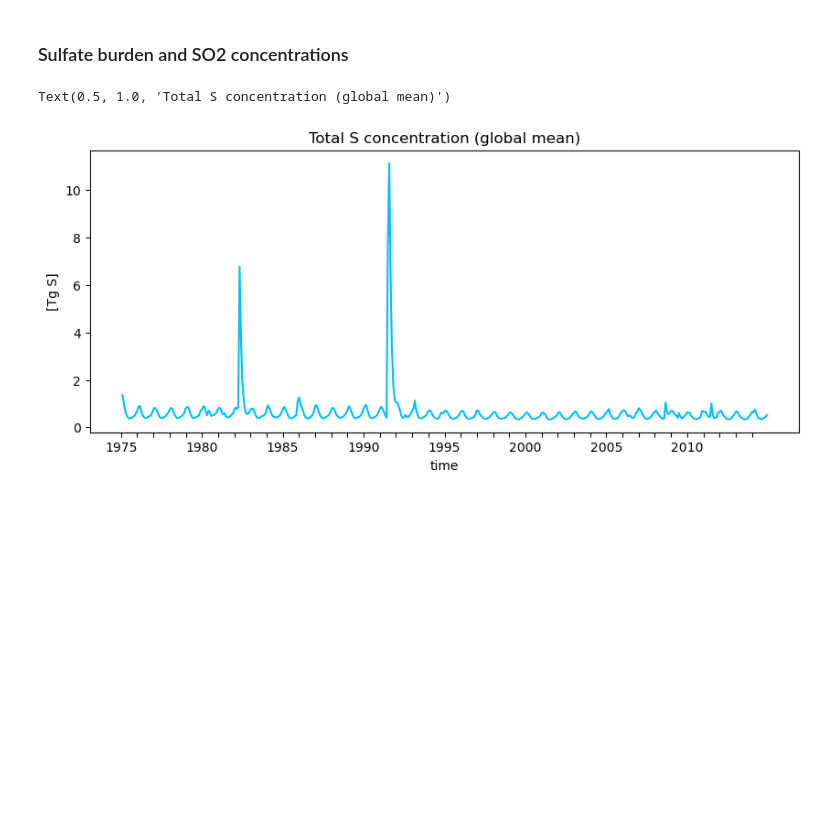
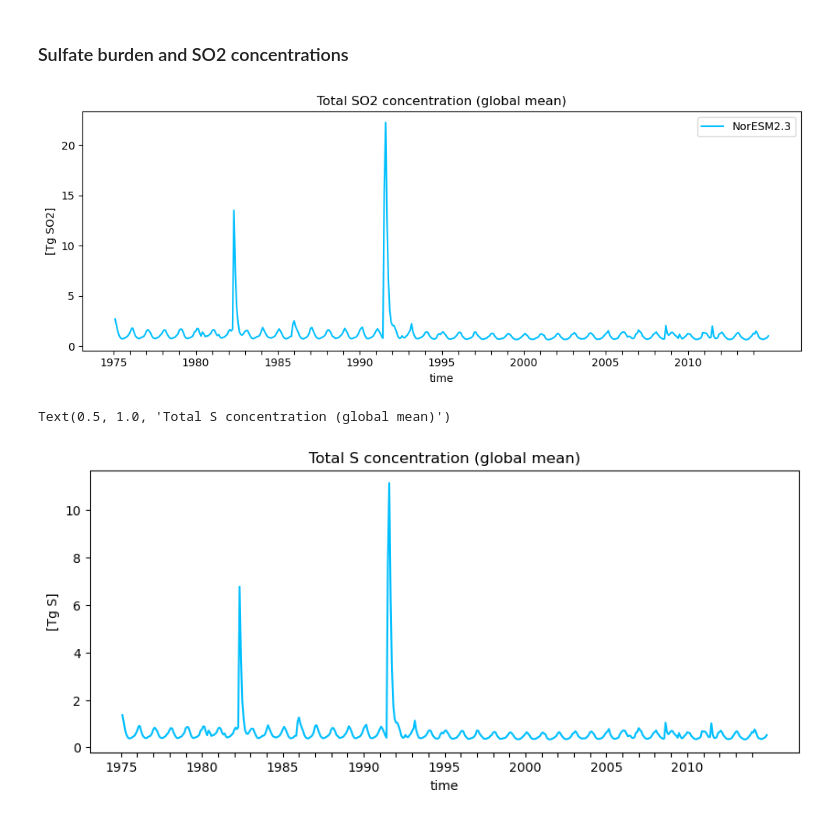
Before and after one commit to EliHHogemo/master_thesis, a Jupyter notebook: sulfur_pinatubo.ipynb, the cells around one changed output. Saved outputs shown, nothing was run; the diff lists cells and outputs as text; code cells hidden in the pictures; blank space fills up the shorter version.

Commit message:
added so2 concentrations in Tg

```diff
--- a/sulfur_pinatubo.ipynb
+++ b/sulfur_pinatubo.ipynb
@@ -47,6 +42,30 @@ path_atm = "/projects/NS1004K/elihho/NHIST_tropochem_250916/atm/hist"
 ds = xr.open_mfdataset(f"{path_atm}/NHIST_tropstratchem_f09_tn14_20250917_1975_2014.cam.h0.*.nc", combine="by_coords", parallel=True)
 # %% [markdown]
 ### Sulfate burden and SO2 concentrations
+# %%
+M_SO2 = 64.066
+M_air = 28.9647
+m_air_global = 5.3 * 10**21
+K_so2 = (m_air_global / M_air) * M_SO2 *10**(-12)    # mol/mol → Tg conversion factor
+
+lat = ds["lat"]
+weighted_lat = np.cos(np.deg2rad(lat))
+so2 = ds["SO2"].weighted(weighted_lat).mean(dim=["lat", "lon", "lev"])
+
+so2_tg = so2 * K_so2
+
+plt.figure(figsize=(10, 4))
+so2_tg.plot(color="deepskyblue", label="NorESM2.3")
+plt.ylabel("[Tg SO2]")
+years = np.arange(1975, 2015)
+year_ticks = [cftime.DatetimeNoLeap(int(y), 1, 1) for y in years]
+plt.xticks(year_ticks, [str(y) if y % 5 == 0 else '' for y in years])
+plt.title("Total SO2 concentration (global mean)")
+plt.legend()
+plt.tight_layout()
+plt.show()
+# %% [output]
+[figure, added]
 # %%
 Ms = 32.065
 Mair = 28.96  # dry air
```
Also changed, not shown: parts of 1 cell of this notebook.
